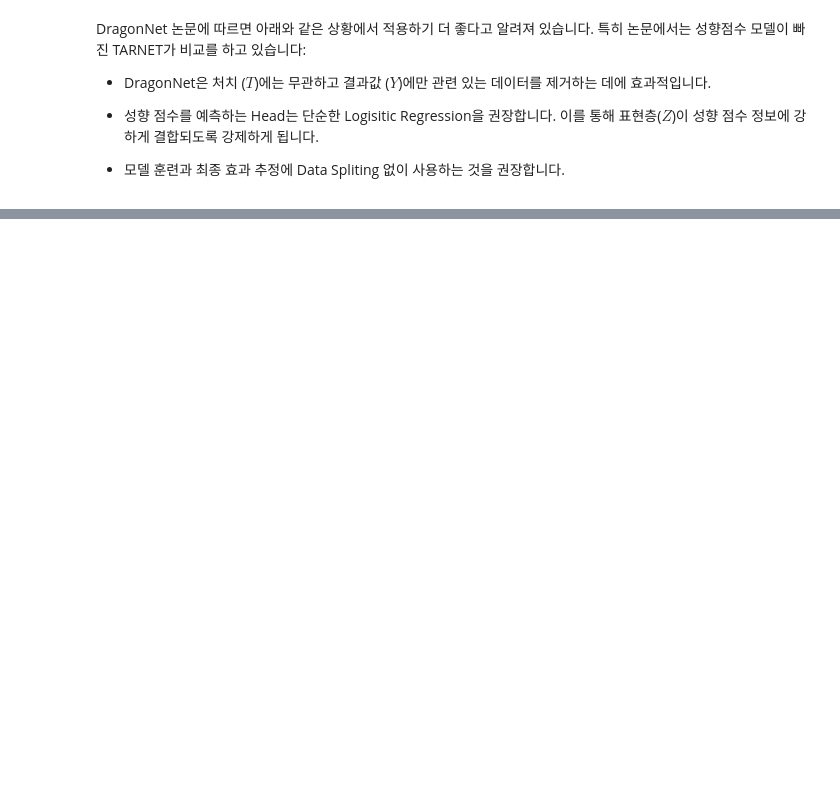
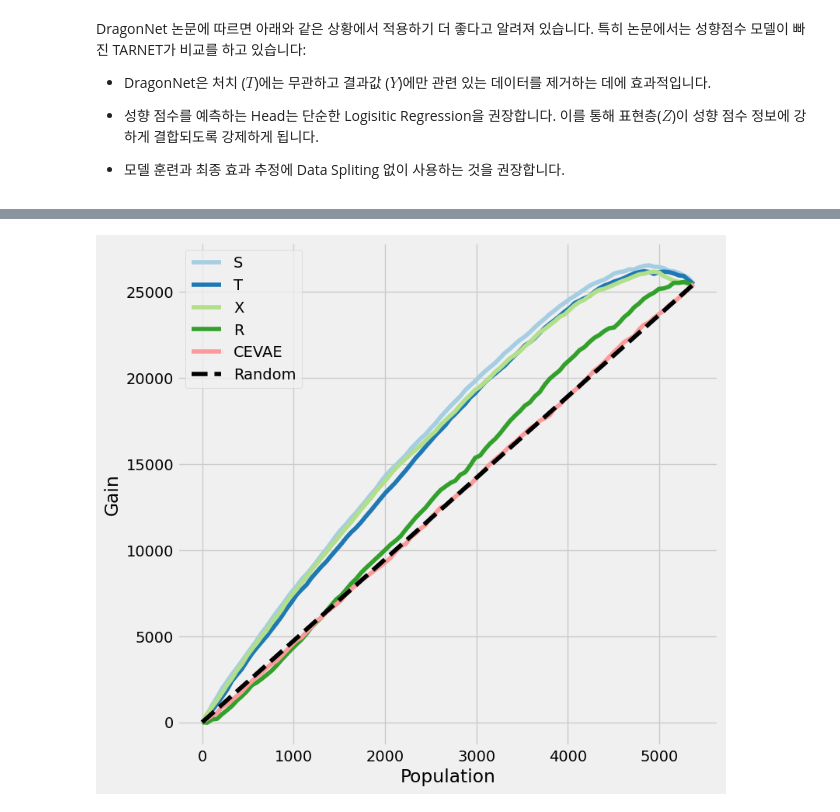
Before and after one commit to jhkimon/awesome-causal-inference-python, a Jupyter notebook: book/cate_and_policy/cate_with_nn.ipynb, the cells around one changed output, grey strips where cells are left out. Cells and saved outputs as stored; diff of their text form; code cells hidden in the pictures; blank space fills up the shorter version.

Commit message:
cate with nn- cevae

```diff
--- a/book/cate_and_policy/cate_with_nn.ipynb
+++ b/book/cate_and_policy/cate_with_nn.ipynb
@@ -196,0 +281,3 @@ DragonNet 논문에 따르면 아래와 같은 상황에서 적용하기 더 좋
+# %%
+ite_train = cevae.predict(X_train)
+ite_val = cevae.predict(X_val)
@@ -196,0 +308,25 @@ DragonNet 논문에 따르면 아래와 같은 상황에서 적용하기 더 좋
+# %%
+# fit propensity model
+p_model = ElasticNetPropensityModel()
+p_train = p_model.fit_predict(X_train, treatment_train)
+p_val = p_model.fit_predict(X_val, treatment_val)
+# %%
+s_learner = BaseSRegressor(LGBMRegressor())
+s_ate = s_learner.estimate_ate(X_train, treatment_train, y_train)[0]
+s_ite_train = s_learner.fit_predict(X_train, treatment_train, y_train)
+s_ite_val = s_learner.predict(X_val)
+
+t_learner = BaseTRegressor(LGBMRegressor())
+t_ate = t_learner.estimate_ate(X_train, treatment_train, y_train)[0][0]
+t_ite_train = t_learner.fit_predict(X_train, treatment_train, y_train)
+t_ite_val = t_learner.predict(X_val, treatment_val, y_val)
+
+x_learner = BaseXRegressor(LGBMRegressor())
+x_ate = x_learner.estimate_ate(X_train, treatment_train, y_train, p_train)[0][0]
+x_ite_train = x_learner.fit_predict(X_train, treatment_train, y_train, p_train)
+x_ite_val = x_learner.predict(X_val, treatment_val, y_val, p_val)
+
+r_learner = BaseRRegressor(LGBMRegressor())
+r_ate = r_learner.estimate_ate(X_train, treatment_train, y_train, p_train)[0][0]
+r_ite_train = r_learner.fit_predict(X_train, treatment_train, y_train, p_train)
+r_ite_val = r_learner.predict(X_val)
@@ -196,0 +351,11 @@ DragonNet 논문에 따르면 아래와 같은 상황에서 적용하기 더 좋
+# %%
+df_preds_train = pd.DataFrame([s_ite_train.ravel(),
+                               t_ite_train.ravel(),
+                               x_ite_train.ravel(),
+                               r_ite_train.ravel(),
+                               ite_train.ravel(),
+                               tau_train.ravel(),
+                               y_train.ravel()],
+                               index=['S','T','X','R','CEVAE','tau','y']).T
+
+df_cumgain_train = get_cumgain(df_preds_train)
@@ -196,0 +382,4 @@ DragonNet 논문에 따르면 아래와 같은 상황에서 적용하기 더 좋
+# %%
+plot_gain(df_preds_train)
+# %% [output]
+[figure, added]
```
Also changed, not shown: parts of 30 cells of this notebook, 11 other files.
